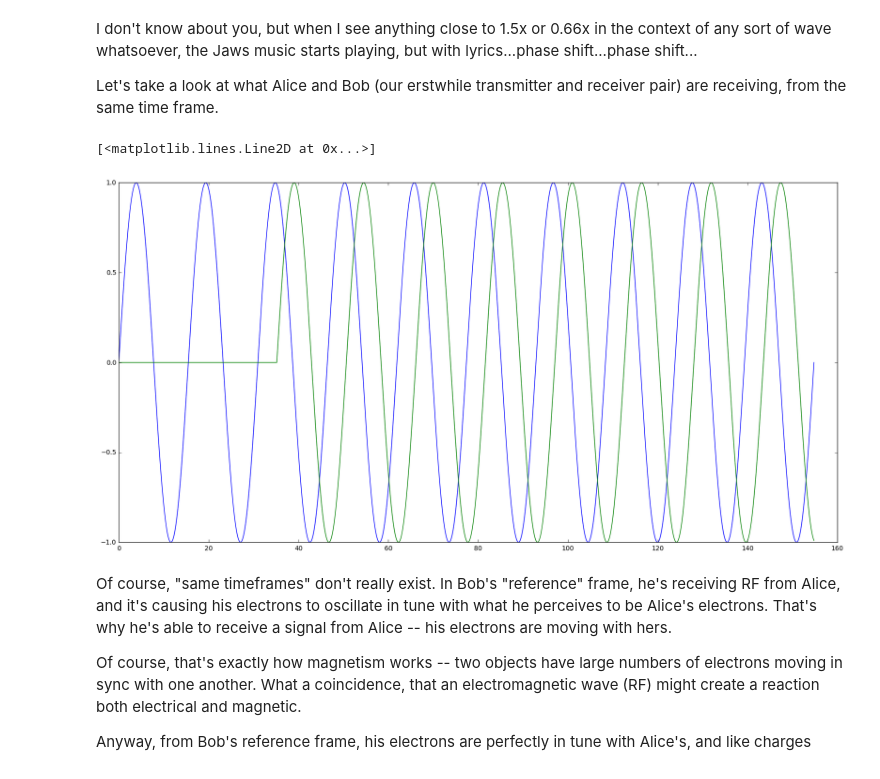
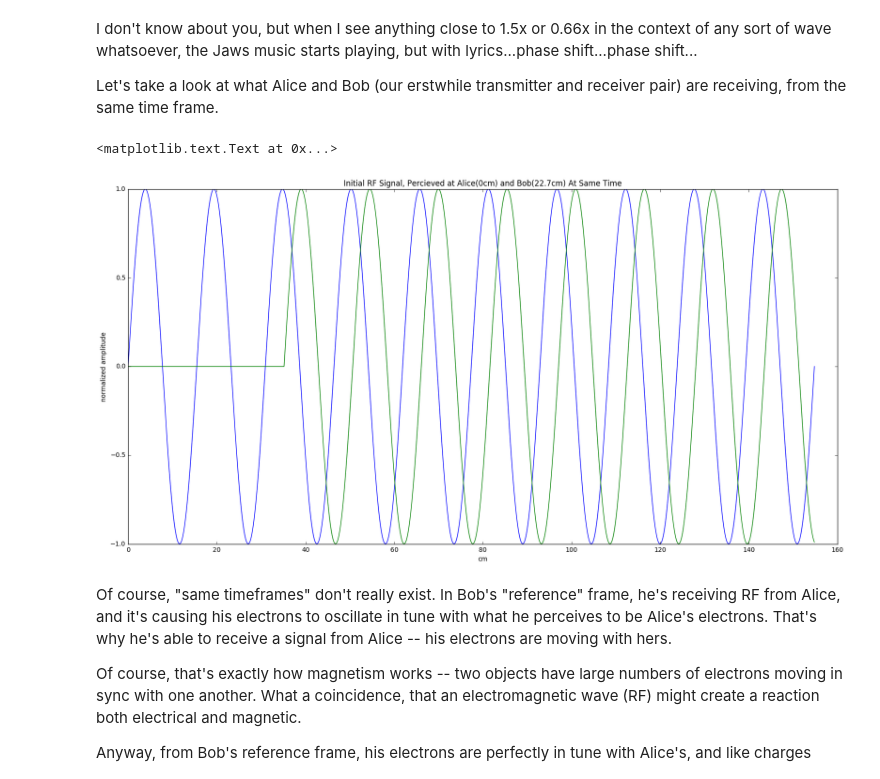
Before and after one commit to dakami/nosuchansible, a Jupyter notebook: NoSuchAnsible.ipynb, the cells around one changed output. Drawn from its saved outputs; the diff is of its cells as text; code cells hidden in the pictures.

```diff
--- a/NoSuchAnsible.ipynb
+++ b/NoSuchAnsible.ipynb
@@ -138,25 +142,28 @@ Let's take a look at what Alice and Bob (our erstwhile transmitter and receiver
 # %%
 
 alice_frame = pd.DataFrame()
 bob_frame = pd.DataFrame()
 
 depth = 1000
 waves = 10
 gap = int(engine_gap_cm * waves)
 
 x = np.linspace(0, waves*wavelength_cm, depth)            # Plot from 0 to 4*wavelength_cm, in 1000 steps
 radio = np.sin(x*(2*np.pi)/wavelength_cm)  # Create a wave with a wavelength of wavelength_cm
 alice_frame['alice']=radio
 bob_frame['alice']=radio   # just a stub to fill in 1000 entries
 bob_frame['alice'][0:gap]=0
 bob_frame['alice'][gap:]=radio[:-gap]
 
 plt.figure(figsize=(20,10))
 plt.plot(x, alice_frame['alice'])
 plt.plot(x, bob_frame['alice'])
+plt.xlabel("cm")
+plt.ylabel("normalized amplitude")
+plt.title("Initial RF Signal, Percieved at Alice(0cm) and Bob(22.7cm) At Same Time")
 # %% [output]
-[<matplotlib.lines.Line2D at 0x...>]
+<matplotlib.text.Text at 0x...>
-[figure, old version]
+[figure, new version]
 # %% [markdown]
 Of course, "same timeframes" don't really exist.  In Bob's "reference" frame, he's receiving RF from Alice, and it's causing his electrons to oscillate in tune with what he perceives to be Alice's electrons.  That's why he's able to receive a signal from Alice -- his electrons are moving with hers.
 
```
Also changed, not shown: parts of 8 cells of this notebook.
